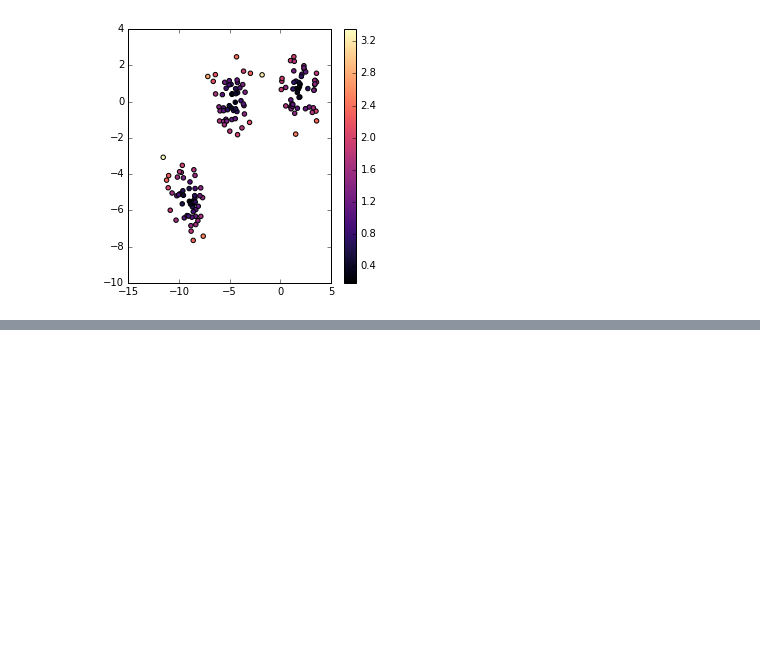
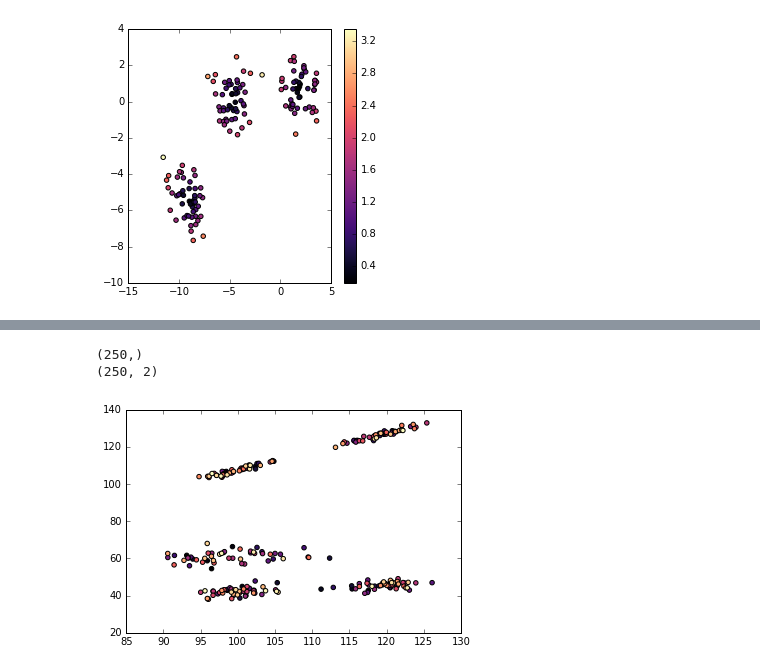
Before and after one commit to iampritishpatil/CAMP2016-Machinelearning, a Jupyter notebook: Tutorial_notebook.ipynb, the cells around one changed output, grey strips where cells are left out. Cells and saved outputs as stored; diff of their text form; code cells hidden in the pictures; blank space fills up the shorter version.

```diff
--- a/Tutorial_notebook.ipynb
+++ b/Tutorial_notebook.ipynb
@@ -205,0 +239,20 @@ plt.colorbar()
+# %%
+filtered_new=np.zeros(new_spiketrain.shape)
+size_of_filter=50
+for i in range(new_spiketrain.shape[0]):
+    filtered_new[i,:]=sp.ndimage.filters.uniform_filter1d(new_spiketrain[i,:]*1000,size_of_filter,mode='constant')
+
+x1=np.mean(filtered_new,axis=1)
+x2=np.std(filtered_new,axis=1)
+print x1.shape
+X=np.array([x1,x2]).T
+print X.shape
+
+
+
+plt.scatter(X[:, 0], X[:, 1],c=range(X.shape[0]),cmap='magma')
+plt.show()
+# %% [output]
+(250,)
+(250, 2)
+[figure, added]
```
Also changed, not shown: parts of 4 cells of this notebook.
